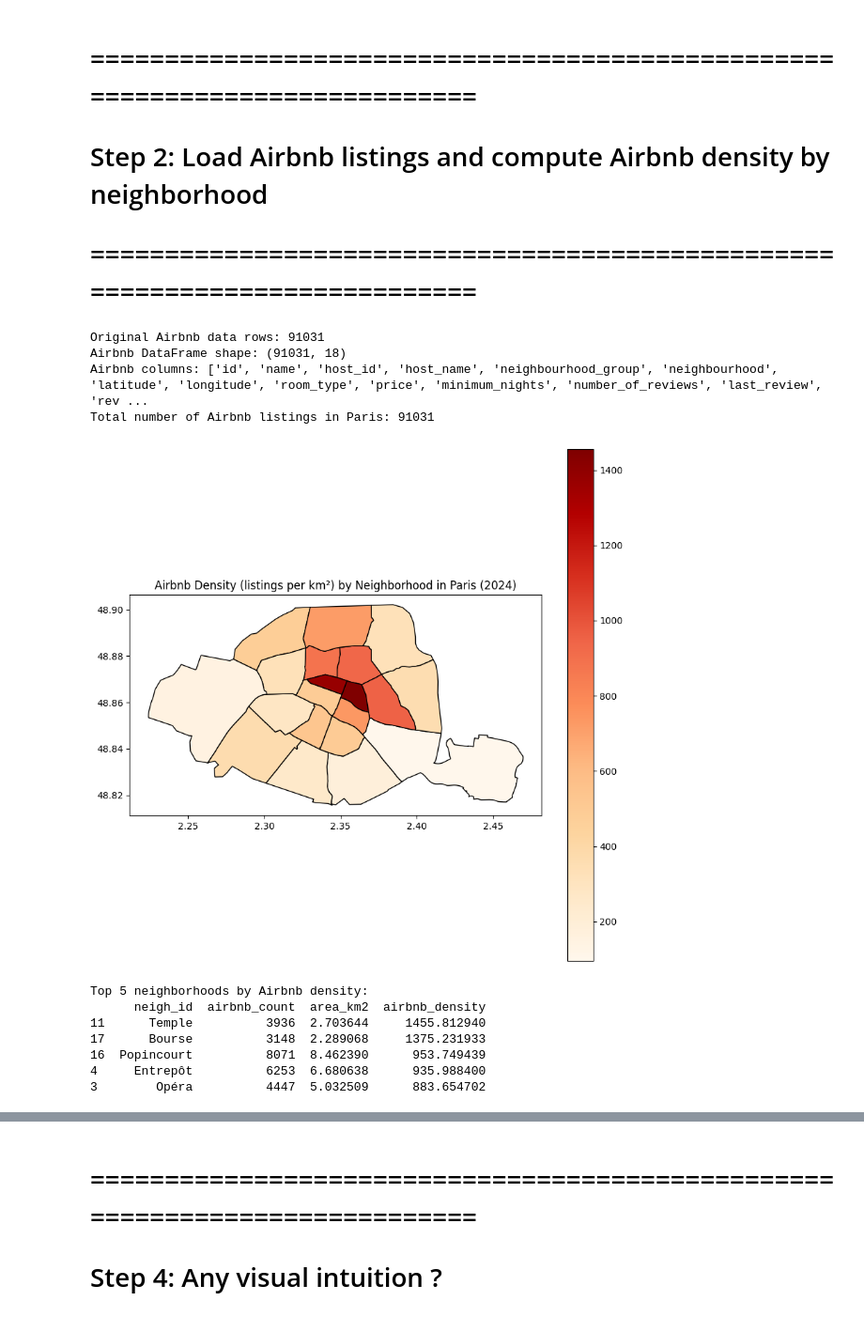
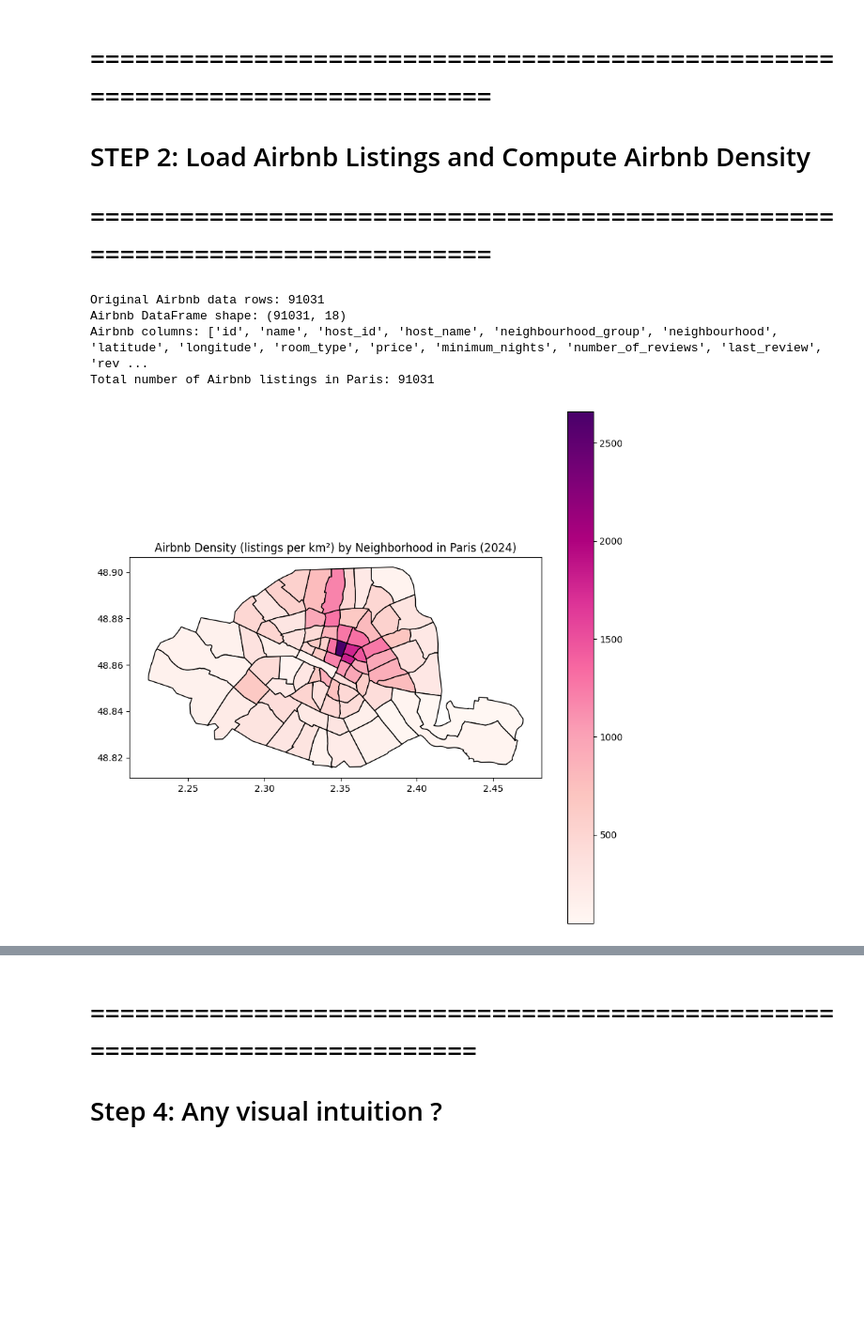
Before and after one commit to arnaudlvq/airbnb-impact-on-rental-prices, a Jupyter notebook: scripts/main.ipynb, the cells around one changed output, grey strips where cells are left out. Shown at 94% size. Cells and saved outputs as stored; diff of their text form; code cells hidden in the pictures; blank space fills up the shorter version.

```diff
--- a/scripts/main.ipynb
+++ b/scripts/main.ipynb
@@ -11,3 +26,3 @@ import json
 # %%
-use_fine_grid = False
+use_fine_grid = True
 # %%
@@ -60,69 +57,52 @@ Number of unique neighborhoods: 20
 # %% [markdown]
-# ============================================================================
-# Step 2: Load Airbnb listings and compute Airbnb density by neighborhood
-# ============================================================================
+# =============================================================================
+# STEP 2: Load Airbnb Listings and Compute Airbnb Density
+# =============================================================================
 # %%
 df_airbnb = pd.read_csv("../data/paris_airbnb.csv",
                         delimiter=',',
                         on_bad_lines='skip',
                         encoding='utf-8')
-
 print(f"Original Airbnb data rows: {len(df_airbnb)}")
 print("Airbnb DataFrame shape:", df_airbnb.shape)
 print("Airbnb columns:", list(df_airbnb.columns))
 
-# Create geometry points from columns 6 (latitude) and 7 (longitude)
+# Create point geometry from latitude (col index 6) and longitude (col index 7)
 def create_point(row):
-    # Ensure the row has at least 8 columns
     if len(row) >= 8:
         try:
             lon, lat = row.iloc[7], row.iloc[6]
             return Point(lon, lat)
         except Exception as e:
             print("Error creating point for row:", e)
             return None
     else:
         return None
 
 df_airbnb['geometry'] = df_airbnb.apply(create_point, axis=1)
-df_airbnb = df_airbnb[df_airbnb['geometry'].notnull()]  # filter out invalid points
-
+df_airbnb = df_airbnb[df_airbnb['geometry'].notnull()]
 gdf_airbnb = gpd.GeoDataFrame(df_airbnb, geometry='geometry', crs="EPSG:4326")
 
-# Spatial join with neighborhoods to identify which listing falls in which neighborhood
-gdf_join_airbnb = gpd.sjoin(gdf_airbnb, gdf_neigh, how='left', predicate='within')
-
-# Count the number of listings per neighborhood
-counts = gdf_join_airbnb.groupby('neigh_id').size().reset_index(name='airbnb_count')
-gdf_neigh = gdf_neigh.merge(counts, on='neigh_id', how='left')
+# Spatial join: assign Airbnb listings to neighborhoods
+gdf_airbnb_joined = gpd.sjoin(gdf_airbnb, gdf_neigh, how='left', predicate='within')
+airbnb_counts = gdf_airbnb_joined.groupby('neigh_id').size().reset_index(name='airbnb_count')
+gdf_neigh = gdf_neigh.merge(airbnb_counts, on='neigh_id', how='left')
 gdf_neigh['airbnb_count'] = gdf_neigh['airbnb_count'].fillna(0).astype(int)
 
-# Calculate area in km² (by projecting to EPSG:3857) and density
+# Compute area in km² (project to EPSG:3857) and calculate density
 gdf_neigh['area_km2'] = gdf_neigh.to_crs(epsg=3857).area / 1e6
 gdf_neigh['airbnb_density'] = gdf_neigh['airbnb_count'] / gdf_neigh['area_km2']
 print(f"Total number of Airbnb listings in Paris: {len(gdf_airbnb)}")
 
-# Plot Airbnb density
+# Plot Airbnb density map
 fig, ax = plt.subplots(figsize=(10, 10))
-gdf_neigh.plot(column='airbnb_density', cmap='OrRd', legend=True, ax=ax, edgecolor='black')
+gdf_neigh.plot(column='airbnb_density', cmap='RdPu', legend=True, ax=ax, edgecolor='black')
 ax.set_title("Airbnb Density (listings per km²) by Neighborhood in Paris (2024)")
 plt.show()
-
-# Show top 5 neighborhoods by Airbnb density
-print("\nTop 5 neighborhoods by Airbnb density:")
-density_cols = ['neigh_id', 'airbnb_count', 'area_km2', 'airbnb_density']
-print(gdf_neigh.sort_values('airbnb_density', ascending=False).head(5)[density_cols])
 # %% [output]
 Original Airbnb data rows: 91031
 Airbnb DataFrame shape: (91031, 18)
 Airbnb columns: ['id', 'name', 'host_id', 'host_name', 'neighbourhood_group', 'neighbourhood', 'latitude', 'longitude', 'room_type', 'price', 'minimum_nights', 'number_of_reviews', 'last_review', 'rev ...
 Total number of Airbnb listings in Paris: 91031
-[figure, old version]
+[figure, new version]
-Top 5 neighborhoods by Airbnb density:
-      neigh_id  airbnb_count  area_km2  airbnb_density
-11      Temple          3936  2.703644     1455.812940
-17      Bourse          3148  2.289068     1375.231933
-16  Popincourt          8071  8.462390      953.749439
-4     Entrepôt          6253  6.680638      935.988400
-3        Opéra          4447  5.032509      883.654702
 # %% [markdown]
```
Also changed, not shown: parts of 16 cells of this notebook, 1 other file.
